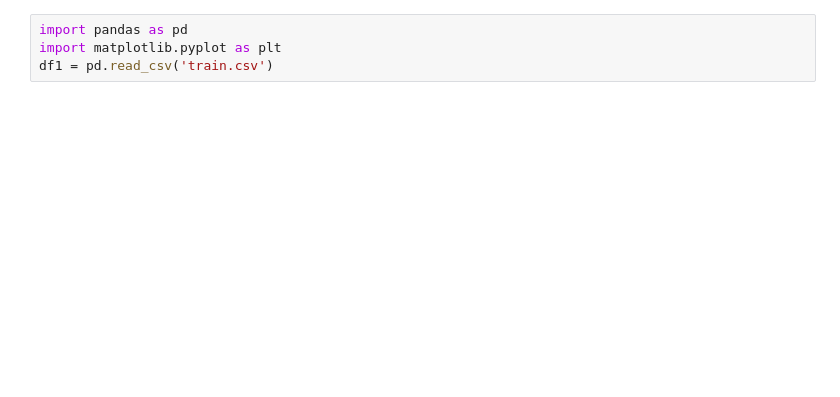
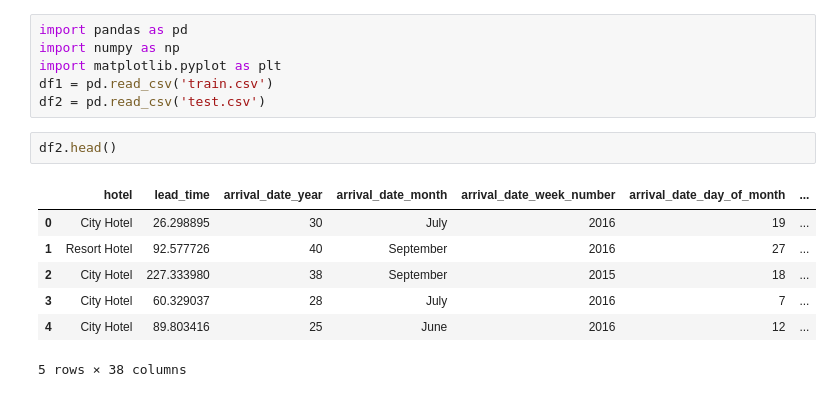
Before and after one commit to nrahman29/final_project_hotel, a Jupyter notebook: Hotel cancelation/hotel_cancellation_rahman.ipynb, the cells around one changed output. Drawn from its saved outputs; the diff is of its cells as text; blank space fills up the shorter version.

```diff
--- a/Hotel cancelation/hotel_cancellation_rahman.ipynb
+++ b/Hotel cancelation/hotel_cancellation_rahman.ipynb
@@ -1,4 +1,16 @@
 # %%
 import pandas as pd
+import numpy as np
 import matplotlib.pyplot as plt
 df1 = pd.read_csv('train.csv')
+df2 = pd.read_csv('test.csv')
+# %%
+df2.head()
+# %% [output]
+|  | hotel | lead_time | arrival_date_year | arrival_date_month | arrival_date_week_number | arrival_date_day_of_month | ... |
+| 0 | City Hotel | 26.298895 | 30 | July | 2016 | 19 | ... |
+| 1 | Resort Hotel | 92.577726 | 40 | September | 2016 | 27 | ... |
+| 2 | City Hotel | 227.333980 | 38 | September | 2015 | 18 | ... |
+| 3 | City Hotel | 60.329037 | 28 | July | 2016 | 7 | ... |
+| 4 | City Hotel | 89.803416 | 25 | June | 2016 | 12 | ... |
+5 rows × 38 columns
```
Also changed, not shown: parts of 26 cells of this notebook, 4 other files.
